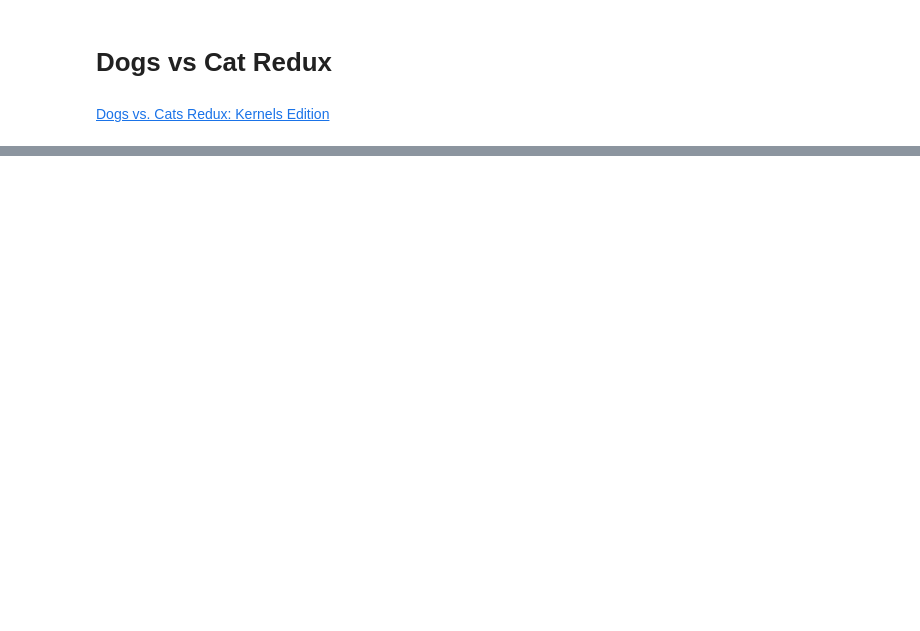
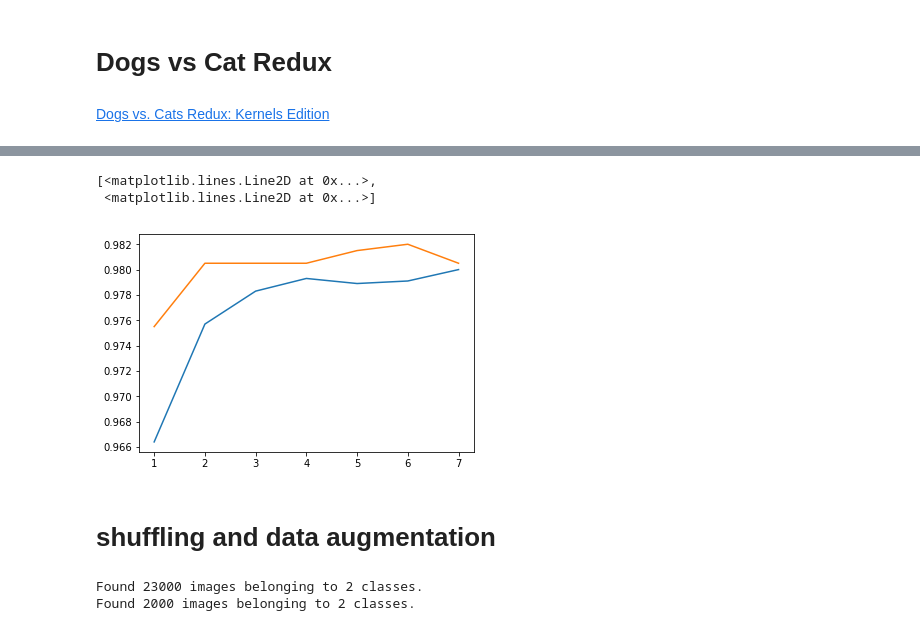
Before and after one commit to sainathadapa/courses, a Jupyter notebook: deeplearning1/nbs-custom-mine/lesson3_03_dogs_cats_redux_redo.ipynb, the cells around one changed output, grey strips where cells are left out. Drawn from its saved outputs; the diff is of its cells as text; code cells hidden in the pictures; blank space fills up the shorter version.

```diff
--- a/deeplearning1/nbs-custom-mine/lesson3_03_dogs_cats_redux_redo.ipynb
+++ b/deeplearning1/nbs-custom-mine/lesson3_03_dogs_cats_redux_redo.ipynb
@@ -133,3 +265,50 @@ ________________________________________________________________________________
+# %%
+plt.plot(range(1, 8), [0.9664, 0.9757, 0.9783, 0.9793, 0.9789, 0.9791, 0.9800],
+        range(1, 8), [0.9755, 0.9805, 0.9805, 0.9805, 0.9815, 0.9820, 0.9805])
+# %% [output]
+[<matplotlib.lines.Line2D at 0x...>,
+ <matplotlib.lines.Line2D at 0x...>]
+[figure, added]
+# %% [markdown]
+# shuffling and data augmentation
+# %%
+gen1 = image.ImageDataGenerator(rotation_range=10, width_shift_range=0.1,
+       height_shift_range=0.1, shear_range=0.15, zoom_range=0.1,
+       channel_shift_range=10., horizontal_flip=True)
+
+gen2 = image.ImageDataGenerator()
+
+train_batches = gen1.flow_from_directory(
+    directory = './data/redux/train/',
+    target_size = (224, 224),
+    shuffle = True,
+    batch_size = 128,
+    class_mode='categorical'
+)
+
+valid_batches = gen2.flow_from_directory(
+    directory = './data/redux/valid/',
+    target_size = (224, 224),
+    shuffle = False,
+    batch_size = 128,
+    class_mode='categorical'
+)
+vgg = Vgg16()
+model = vgg.model
+model.pop()
+for layer in model.layers:
+    layer.trainable = False
+model.add(
+    keras.layers.Dense(2, activation = 'softmax')
+)
+model.compile(
+    optimizer = keras.optimizers.RMSprop(lr = 0.01),
+    loss = 'categorical_crossentropy',
+    metrics = ['accuracy']
+)
+# %% [output]
+Found 23000 images belonging to 2 classes.
+Found 2000 images belonging to 2 classes.
 # %%
 model.fit_generator(
     generator = train_batches,
```
Also changed, not shown: parts of 34 cells of this notebook.
